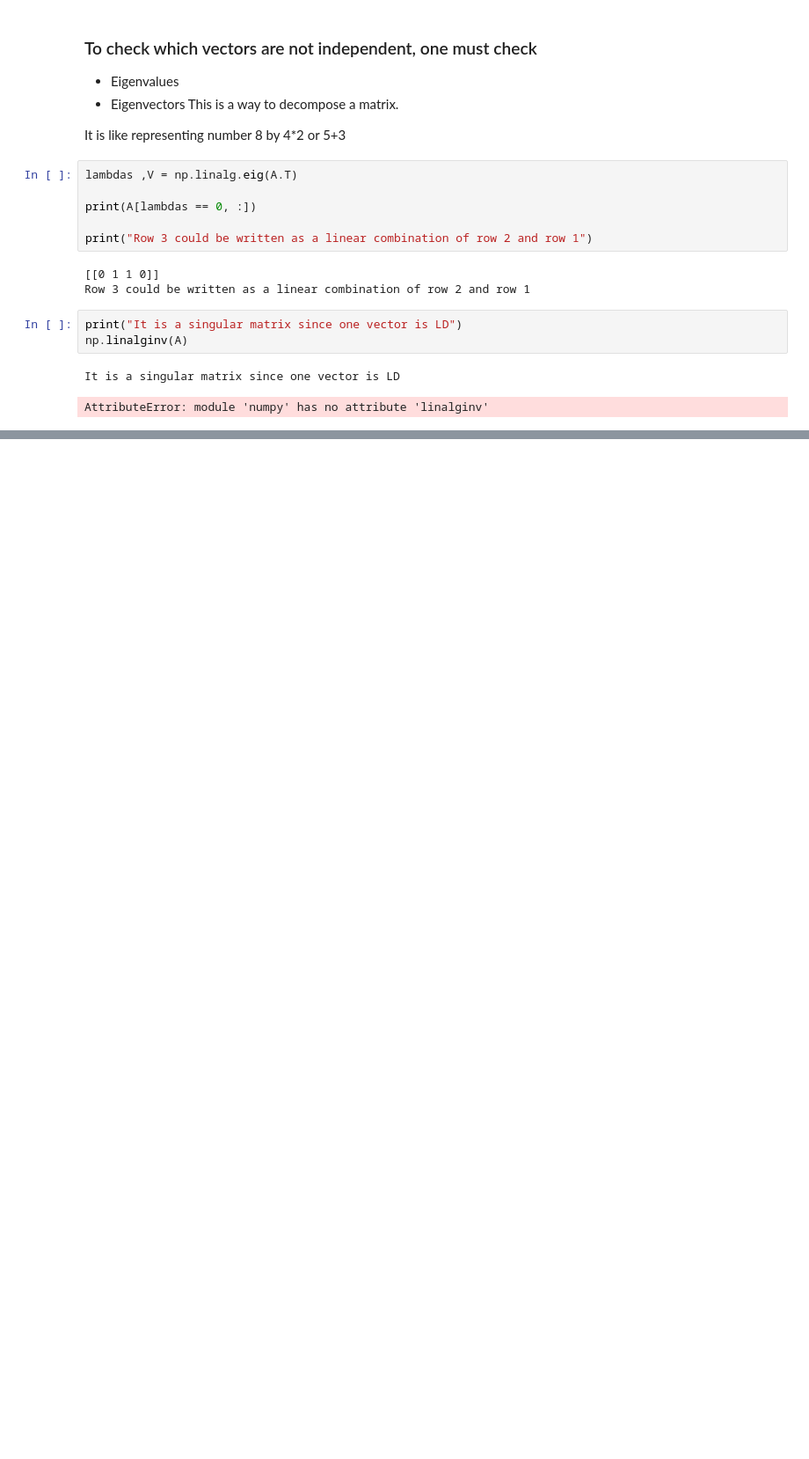
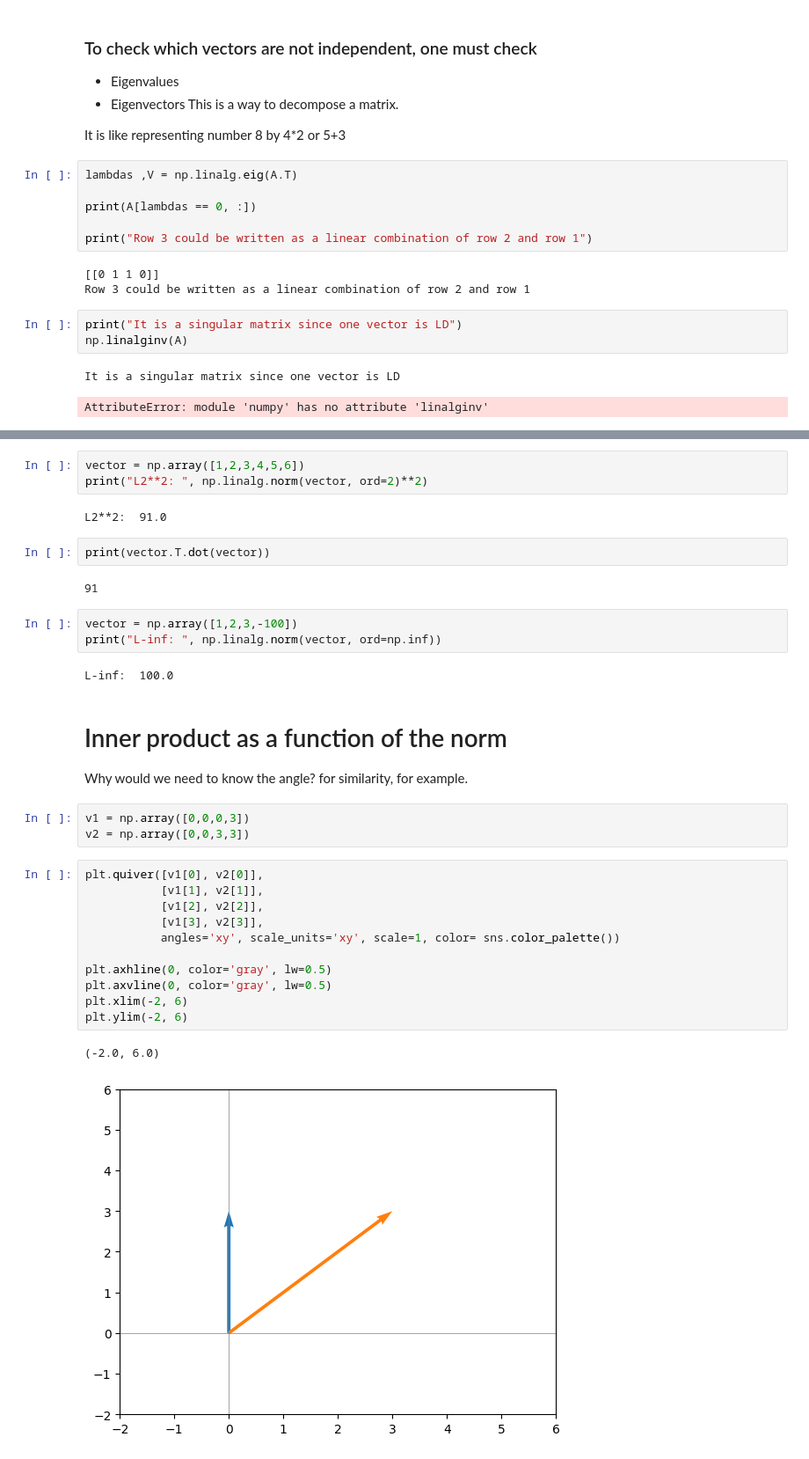
Before and after one commit to PabloBetancur428/Linear-Algebra-platzi, a Jupyter notebook: Linear_algebra_1.ipynb, the cells around one changed output, grey strips where cells are left out. Shown: that part at 88% size. Saved outputs shown, nothing was run; the diff lists cells and outputs as text; blank space fills up the shorter version.

```diff
--- a/Linear_algebra_1.ipynb
+++ b/Linear_algebra_1.ipynb
@@ -787,0 +890,35 @@ AttributeError: module 'numpy' has no attribute 'linalginv'
+# %%
+vector = np.array([1,2,3,4,5,6])
+print("L2**2: ", np.linalg.norm(vector, ord=2)**2)
+# %% [output]
+L2**2:  91.0
+# %%
+print(vector.T.dot(vector))
+# %% [output]
+91
+# %%
+vector = np.array([1,2,3,-100])
+print("L-inf: ", np.linalg.norm(vector, ord=np.inf))
+# %% [output]
+L-inf:  100.0
+# %% [markdown]
+# Inner product as a function of the norm
+
+Why would we need to know the angle? for similarity, for example.
+# %%
+v1 = np.array([0,0,0,3])
+v2 = np.array([0,0,3,3])
+# %%
+plt.quiver([v1[0], v2[0]],
+           [v1[1], v2[1]],
+           [v1[2], v2[2]],
+           [v1[3], v2[3]],
+           angles='xy', scale_units='xy', scale=1, color= sns.color_palette())
+
+plt.axhline(0, color='gray', lw=0.5)
+plt.axvline(0, color='gray', lw=0.5)
+plt.xlim(-2, 6)
+plt.ylim(-2, 6)
+# %% [output]
+(-2.0, 6.0)
+[figure, added]
```
Also changed, not shown: parts of 15 cells of this notebook.
